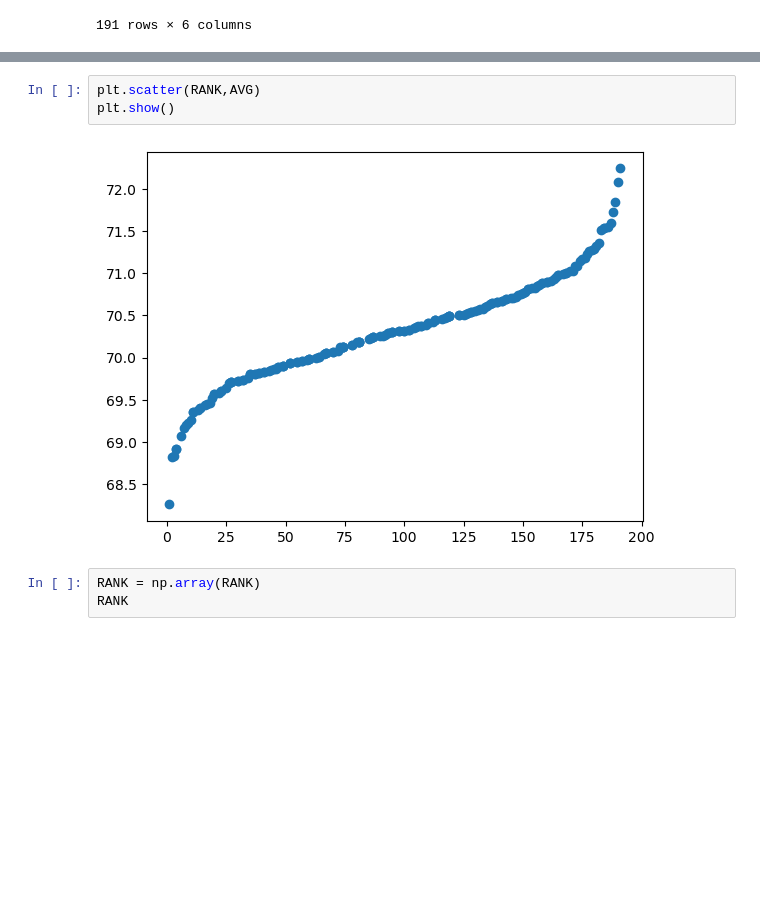
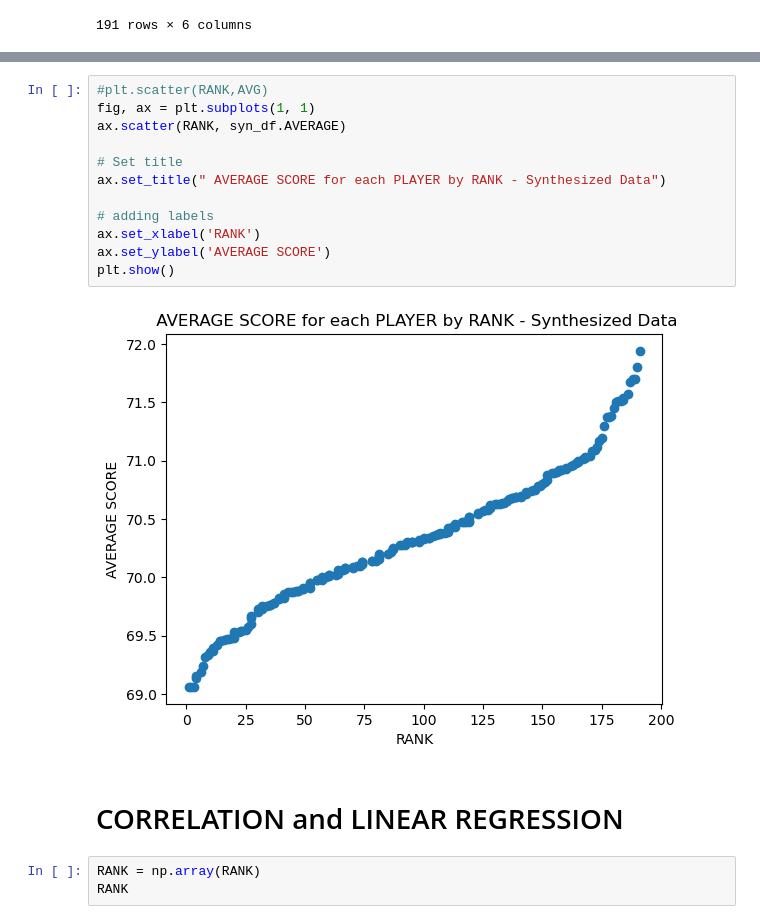
Before and after one commit to mickalleny2k/PfDA_Assignment, a Jupyter notebook: PfDA_Assignment.ipynb, the cells around one changed output, grey strips where cells are left out. Saved outputs shown, nothing was run; the diff lists cells and outputs as text; blank space fills up the shorter version.

Commit message:
Correlations, Linear Regression, Histogram labels

```diff
--- a/PfDA_Assignment.ipynb
+++ b/PfDA_Assignment.ipynb
@@ -686,8 +780,19 @@ plt.show()
 # %%
-plt.scatter(RANK,AVG)
+#plt.scatter(RANK,AVG)
+fig, ax = plt.subplots(1, 1)
+ax.scatter(RANK, syn_df.AVERAGE)
+
+# Set title
+ax.set_title(" AVERAGE SCORE for each PLAYER by RANK - Synthesized Data")
+
+# adding labels
+ax.set_xlabel('RANK')
+ax.set_ylabel('AVERAGE SCORE')
 plt.show()
 # %% [output]
-[figure, old version]
+[figure, new version]
+# %% [markdown]
+#  CORRELATION and LINEAR REGRESSION
 # %%
 RANK = np.array(RANK)
 RANK
```
Also changed, not shown: parts of 200 cells of this notebook.
